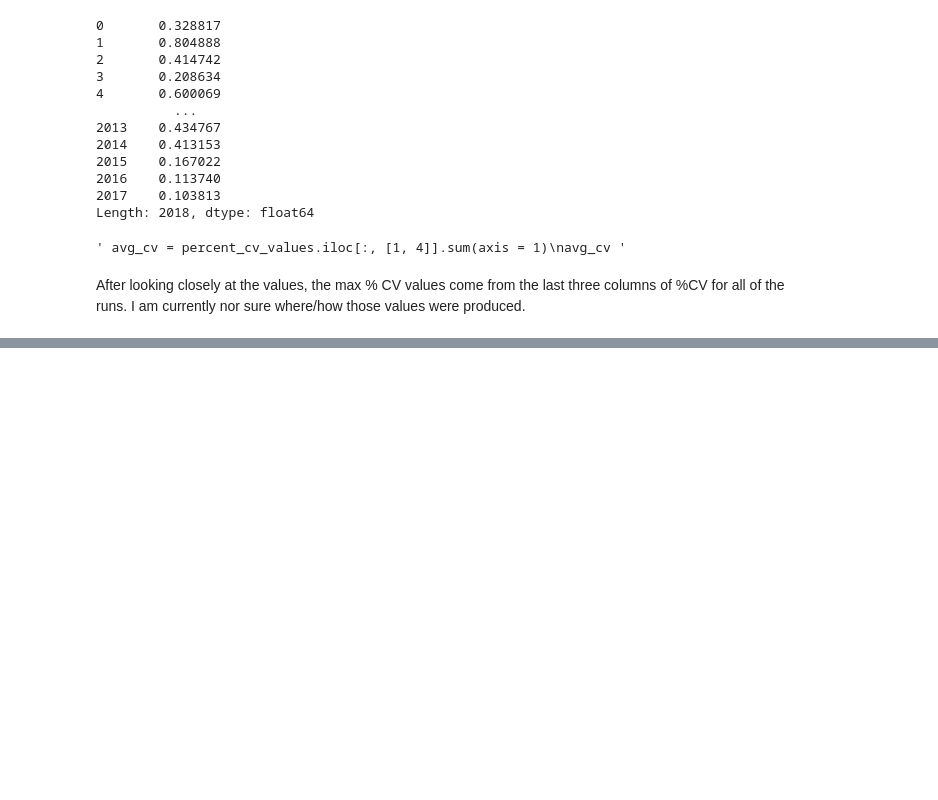
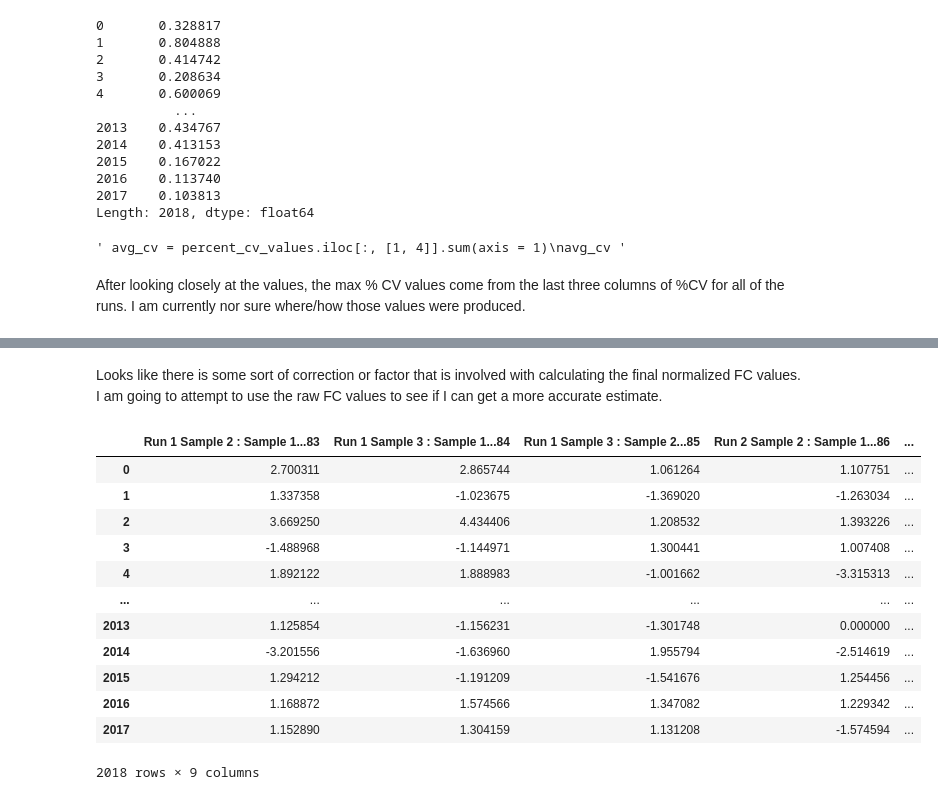
Before and after one commit to KyraGriffin/bmsip_internship_seta, a Jupyter notebook: data_exploration.ipynb, the cells around one changed output, grey strips where cells are left out. Cells and saved outputs as stored; diff of their text form; code cells hidden in the pictures; blank space fills up the shorter version.

```diff
--- a/data_exploration.ipynb
+++ b/data_exploration.ipynb
@@ -228,0 +267,19 @@ After looking closely at the values, the max % CV values come from the last thre
+# %% [markdown]
+Looks like there is some sort of correction or factor that is involved with calculating the final normalized FC values. I am going to attempt to use the raw FC values to see if I can get a more accurate estimate.
+# %%
+raw_FC_values = proteomics_ack.iloc[:, -23:-14].copy()
+raw_FC_values
+# %% [output]
+|  | Run 1 Sample 2 : Sample 1...83 | Run 1 Sample 3 : Sample 1...84 | Run 1 Sample 3 : Sample 2...85 | Run 2 Sample 2 : Sample 1...86 | ... |
+| 0 | 2.700311 | 2.865744 | 1.061264 | 1.107751 | ... |
+| 1 | 1.337358 | -1.023675 | -1.369020 | -1.263034 | ... |
+| 2 | 3.669250 | 4.434406 | 1.208532 | 1.393226 | ... |
+| 3 | -1.488968 | -1.144971 | 1.300441 | 1.007408 | ... |
+| 4 | 1.892122 | 1.888983 | -1.001662 | -3.315313 | ... |
+| ... | ... | ... | ... | ... | ... |
+| 2013 | 1.125854 | -1.156231 | -1.301748 | 0.000000 | ... |
+| 2014 | -3.201556 | -1.636960 | 1.955794 | -2.514619 | ... |
+| 2015 | 1.294212 | -1.191209 | -1.541676 | 1.254456 | ... |
+| 2016 | 1.168872 | 1.574566 | 1.347082 | 1.229342 | ... |
+| 2017 | 1.152890 | 1.304159 | 1.131208 | -1.574594 | ... |
+2018 rows × 9 columns
```
Also changed, not shown: parts of 5 cells of this notebook.
